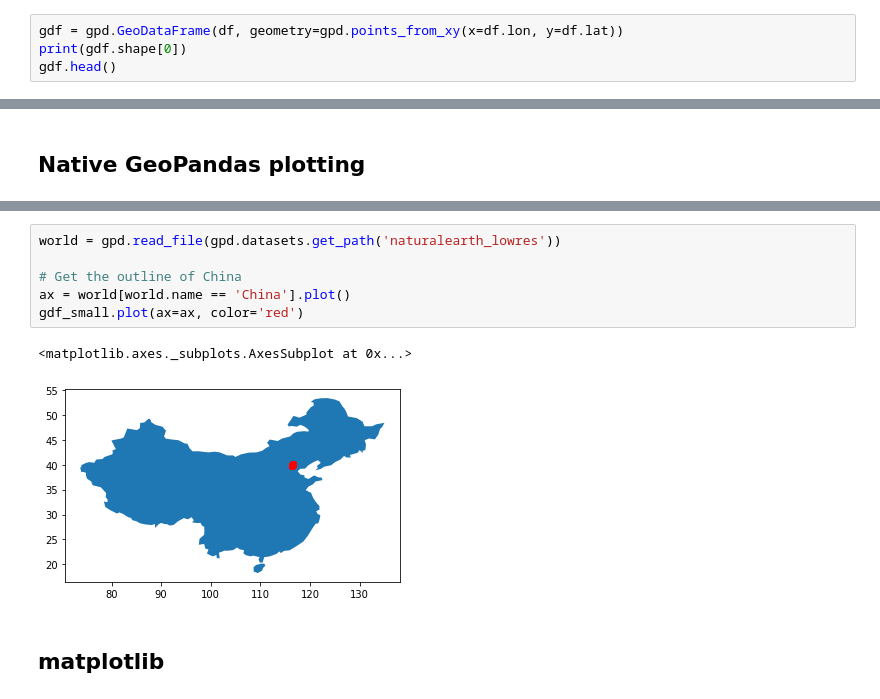
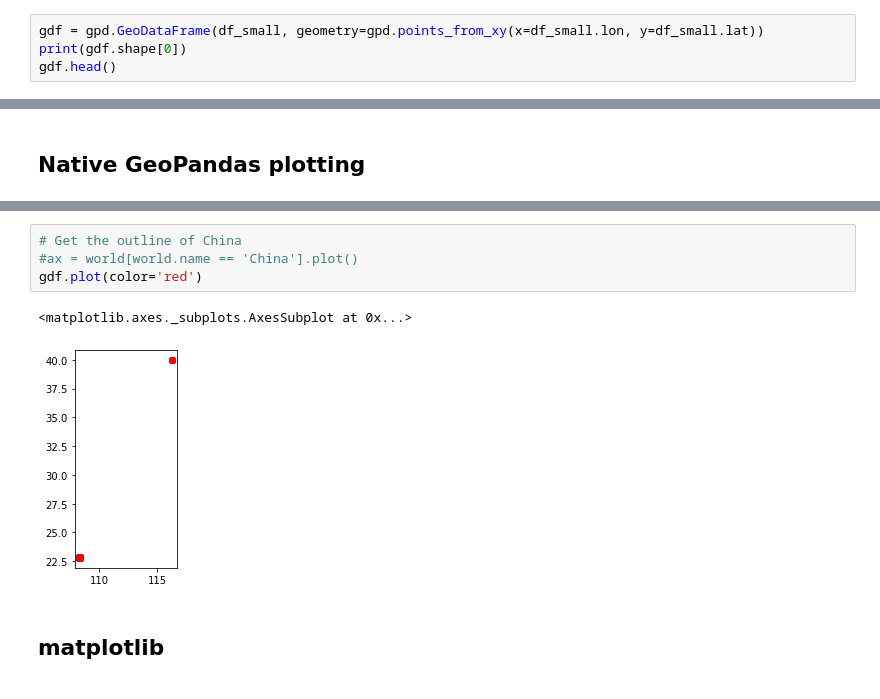
Before and after one commit to tjansson60/geospatial, a Jupyter notebook: geospatial.ipynb, the cells around one changed output, grey strips where cells are left out. Cells and saved outputs as stored; diff of their text form.

```diff
--- a/geospatial.ipynb
+++ b/geospatial.ipynb
@@ -34,4 +65,4 @@ dtype: object
 # %%
-gdf = gpd.GeoDataFrame(df, geometry=gpd.points_from_xy(x=df.lon, y=df.lat))
+gdf = gpd.GeoDataFrame(df_small, geometry=gpd.points_from_xy(x=df_small.lon, y=df_small.lat))
 print(gdf.shape[0])
 gdf.head()
@@ -66,12 +85,10 @@ world
 # %%
-world = gpd.read_file(gpd.datasets.get_path('naturalearth_lowres'))
-
 # Get the outline of China
-ax = world[world.name == 'China'].plot()
-gdf_small.plot(ax=ax, color='red')
+#ax = world[world.name == 'China'].plot()
+gdf.plot(color='red')
 # %% [output]
 <matplotlib.axes._subplots.AxesSubplot at 0x...>
-[figure, old version]
+[figure, new version]
 # %% [markdown]
 ## matplotlib
 # %%
```
Also changed, not shown: parts of 15 cells of this notebook, 1 other file.
